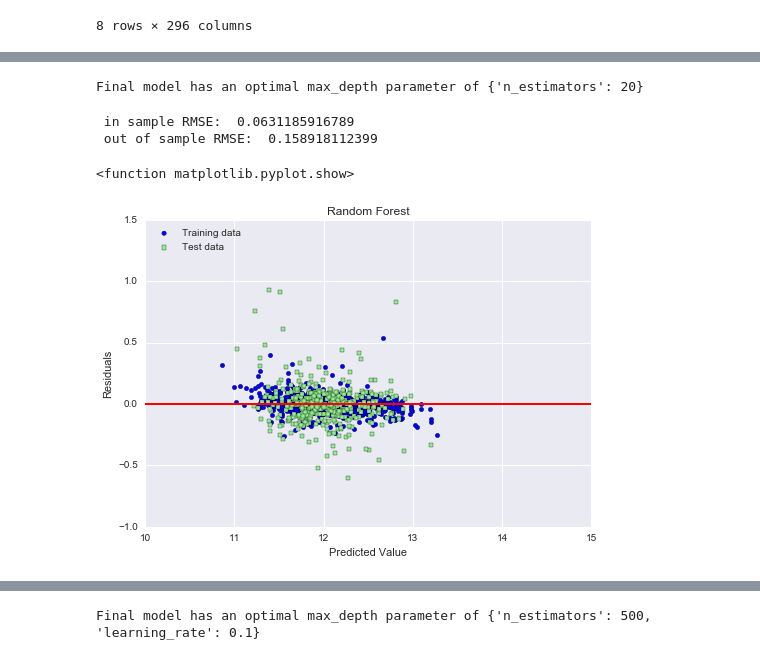
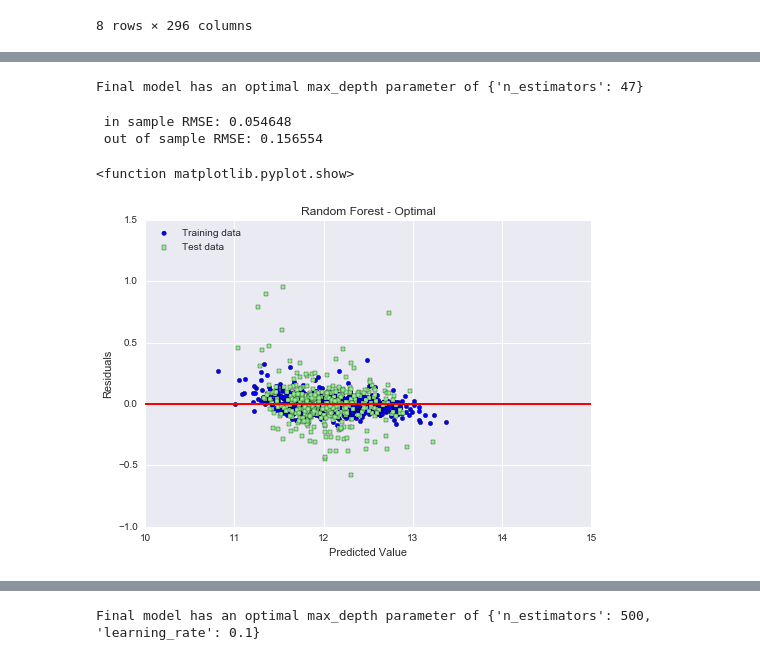
Before and after one commit to YashiKate/house_price, a Jupyter notebook: house_price_Yan.ipynb, the cells around one changed output, grey strips where cells are left out. Drawn from its saved outputs; the diff is of its cells as text; code cells hidden in the pictures.

```diff
--- a/house_price_Yan.ipynb
+++ b/house_price_Yan.ipynb
@@ -594,7 +618,7 @@ print " out of sample RMSE: %.6f " %performance_metrics(y_test, y_test_pred)
 
 forest = RandomForestRegressor()
 
-parameters = {'n_estimators': (5,10,15,20)}
+parameters = {'n_estimators': np.arange(5, 50, 1)}
 
 forest_optimal = GridSearchCV(estimator = forest, param_grid = parameters, scoring = scoring_function)
 
@@ -602,33 +626,33 @@ forest_optimal = forest_optimal.fit(all_data_X, all_data_y)
 
 print "Final model has an optimal max_depth parameter of", forest_optimal.best_params_
 # %% [output]
-Final model has an optimal max_depth parameter of {'n_estimators': 20}
+Final model has an optimal max_depth parameter of {'n_estimators': 47}
 # %%
 X_train, X_test, y_train, y_test = train_test_split(all_data_X, all_data_y, test_size = 0.3, random_state = 101)
 
-forest = RandomForestRegressor(n_estimators = 15)
+forest = RandomForestRegressor(n_estimators = 47)
 
 forest.fit(X_train, y_train)
 y_train_pred = forest.predict(X_train)
 y_test_pred = forest.predict(X_test)
 
-print " in sample RMSE: ", performance_metrics(y_train, y_train_pred)
-print " out of sample RMSE: ", performance_metrics(y_test, y_test_pred)
+print " in sample RMSE: %.6f" %performance_metrics(y_train, y_train_pred)
+print " out of sample RMSE: %.6f" %performance_metrics(y_test, y_test_pred)
 
 pl.scatter(y_train_pred, y_train_pred - y_train, c = 'blue', marker = 'o', label = 'Training data')
 pl.scatter(y_test_pred, y_test_pred - y_test, c = 'lightgreen', marker = 's', label = 'Test data')
 pl.xlabel ('Predicted Value')
 pl.ylabel ('Residuals')
 pl.legend(loc = 'upper left')
 pl.hlines(y = 0, xmin = 10, xmax = 15, lw =2, color = 'red')
 pl.xlim([10, 15])
-pl.title('Random Forest')
+pl.title('Random Forest - Optimal')
 pl.show
 # %% [output]
- in sample RMSE:  0.0631185916789
- out of sample RMSE:  0.158918112399
+ in sample RMSE: 0.054648
+ out of sample RMSE: 0.156554
 <function matplotlib.pyplot.show>
-[figure, old version]
+[figure, new version]
 # %%
 from sklearn.linear_model import Ridge
 
```
Also changed, not shown: parts of 18 cells of this notebook, 1 other file.
